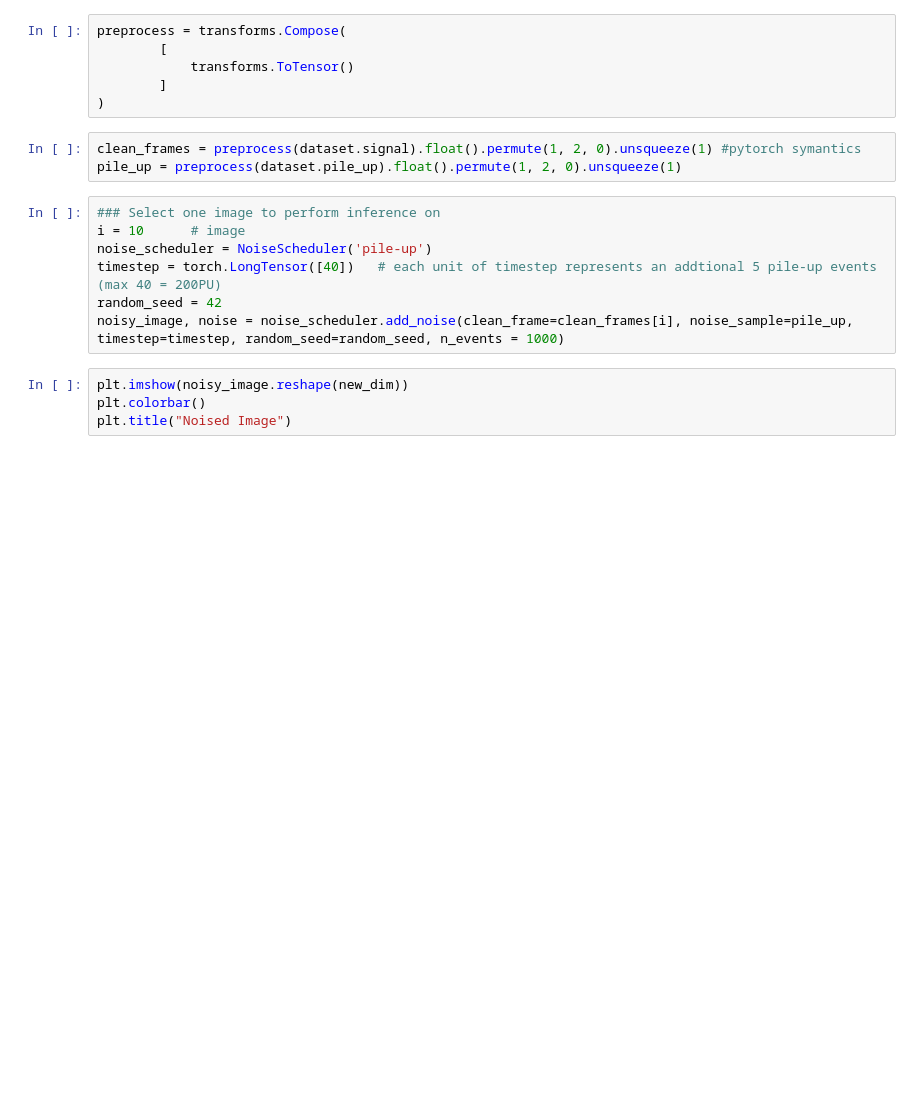
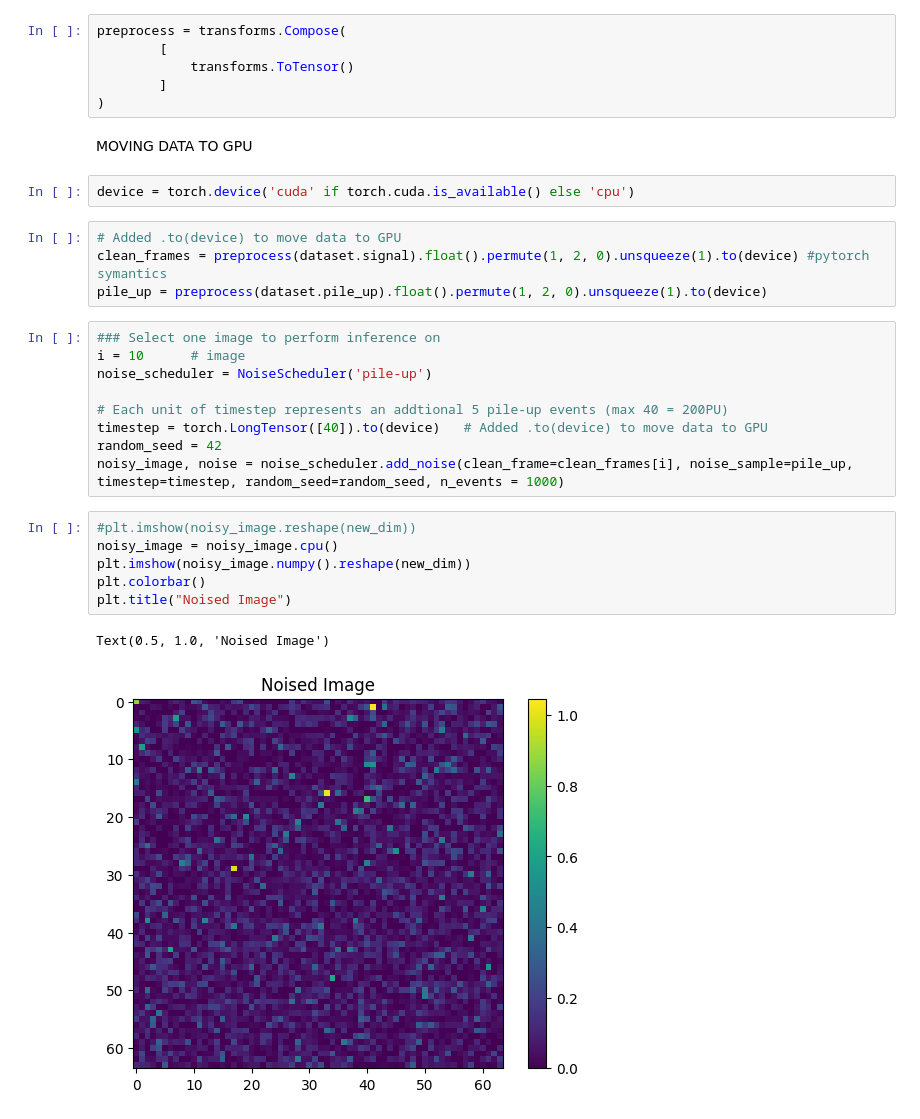
Before and after one commit to themrluke/StableDiffusionPUPPI, a Jupyter notebook: inference.ipynb, the cells around one changed output. Cells and saved outputs as stored; diff of their text form; blank space fills up the shorter version.

```diff
--- a/inference.ipynb
+++ b/inference.ipynb
@@ -22,19 +44,31 @@ preprocess = transforms.Compose(
             transforms.ToTensor()
         ]
 )
+# %% [markdown]
+MOVING DATA TO GPU
+# %%
+device = torch.device('cuda' if torch.cuda.is_available() else 'cpu')
 # %%
-clean_frames = preprocess(dataset.signal).float().permute(1, 2, 0).unsqueeze(1) #pytorch symantics
-pile_up = preprocess(dataset.pile_up).float().permute(1, 2, 0).unsqueeze(1)
+# Added .to(device) to move data to GPU
+clean_frames = preprocess(dataset.signal).float().permute(1, 2, 0).unsqueeze(1).to(device) #pytorch symantics
+pile_up = preprocess(dataset.pile_up).float().permute(1, 2, 0).unsqueeze(1).to(device)
 # %%
 ### Select one image to perform inference on
 i = 10      # image
 noise_scheduler = NoiseScheduler('pile-up')
-timestep = torch.LongTensor([40])   # each unit of timestep represents an addtional 5 pile-up events (max 40 = 200PU)
+
+# Each unit of timestep represents an addtional 5 pile-up events (max 40 = 200PU)
+timestep = torch.LongTensor([40]).to(device)   # Added .to(device) to move data to GPU
 random_seed = 42
 noisy_image, noise = noise_scheduler.add_noise(clean_frame=clean_frames[i], noise_sample=pile_up, timestep=timestep, random_seed=random_seed, n_events = 1000)
 # %%
-plt.imshow(noisy_image.reshape(new_dim))
+#plt.imshow(noisy_image.reshape(new_dim))
+noisy_image = noisy_image.cpu()
+plt.imshow(noisy_image.numpy().reshape(new_dim))
 plt.colorbar()
 plt.title("Noised Image")
+# %% [output]
+Text(0.5, 1.0, 'Noised Image')
+[figure, added]
 # %%
 from models import Model, UNetLite, UNetLite_hls
```
Also changed, not shown: parts of 18 cells of this notebook, 1 other file.
